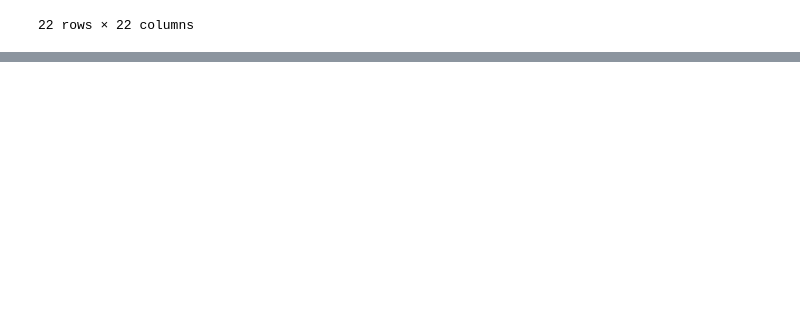
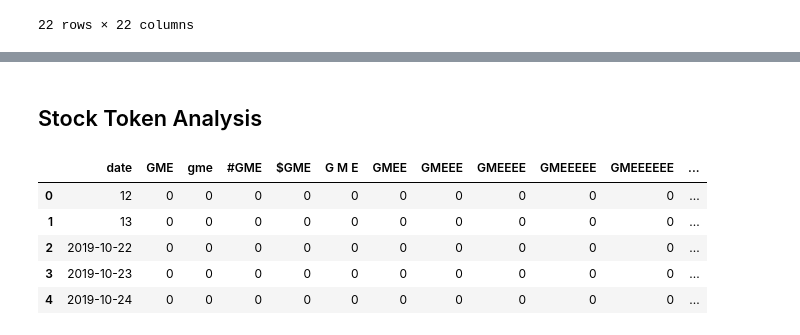
Before and after one commit to mahanama94/cs895-nlp, a Jupyter notebook: analysis.ipynb, the cells around one changed output, grey strips where cells are left out. Cells and saved outputs as stored; diff of their text form; code cells hidden in the pictures; blank space fills up the shorter version.

Commit message:
Updates analysis

```diff
--- a/analysis.ipynb
+++ b/analysis.ipynb
@@ -87,0 +129,13 @@ corr
+# %% [markdown]
+## Stock Token Analysis
+# %%
+stock_token_df = pd.read_csv("processed_data/stock-token-counts.csv")
+
+stock_token_df.head()
+# %% [output]
+|  | date | GME | gme | #GME | $GME | G M E | GMEE | GMEEE | GMEEEE | GMEEEEE | GMEEEEEE | ... |
+| 0 | 12 | 0 | 0 | 0 | 0 | 0 | 0 | 0 | 0 | 0 | 0 | ... |
+| 1 | 13 | 0 | 0 | 0 | 0 | 0 | 0 | 0 | 0 | 0 | 0 | ... |
+| 2 | 2019-10-22 | 0 | 0 | 0 | 0 | 0 | 0 | 0 | 0 | 0 | 0 | ... |
+| 3 | 2019-10-23 | 0 | 0 | 0 | 0 | 0 | 0 | 0 | 0 | 0 | 0 | ... |
+| 4 | 2019-10-24 | 0 | 0 | 0 | 0 | 0 | 0 | 0 | 0 | 0 | 0 | ... |
```
Also changed, not shown: parts of 11 cells of this notebook.
